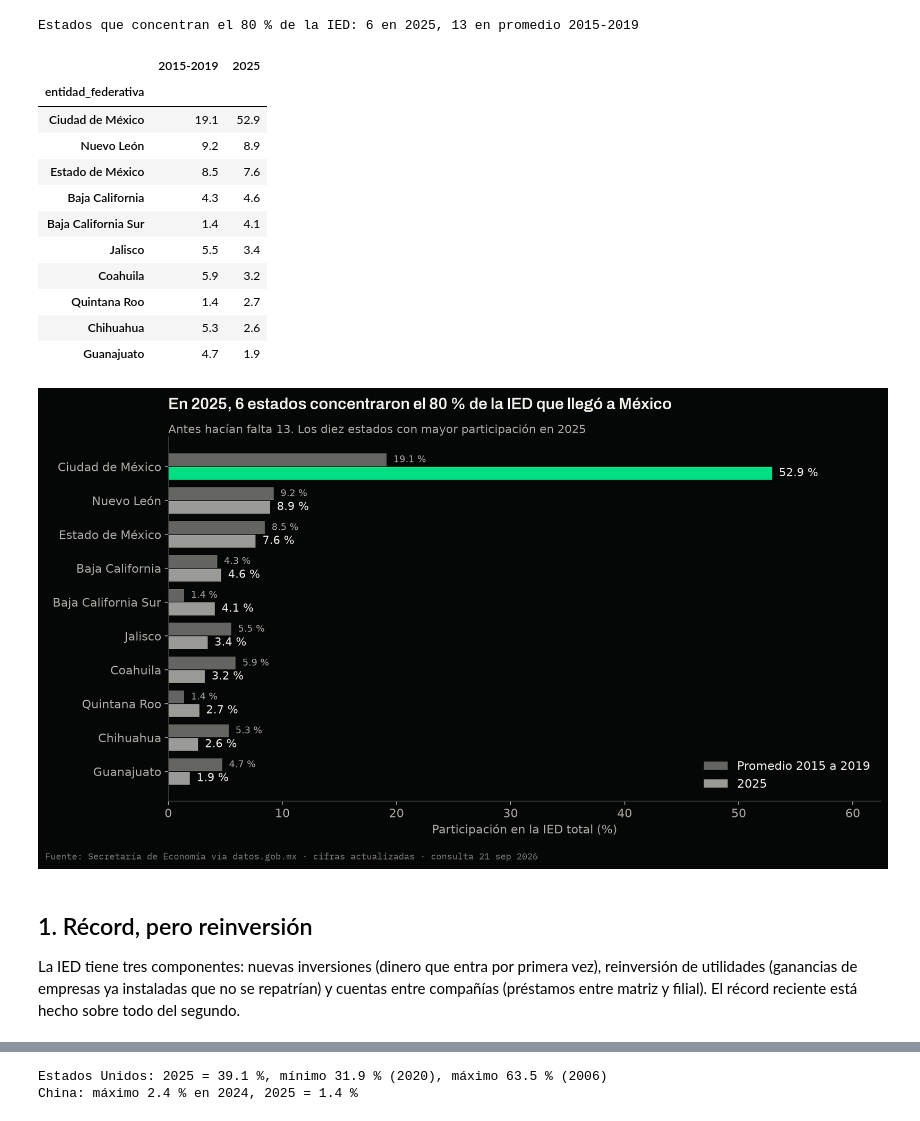
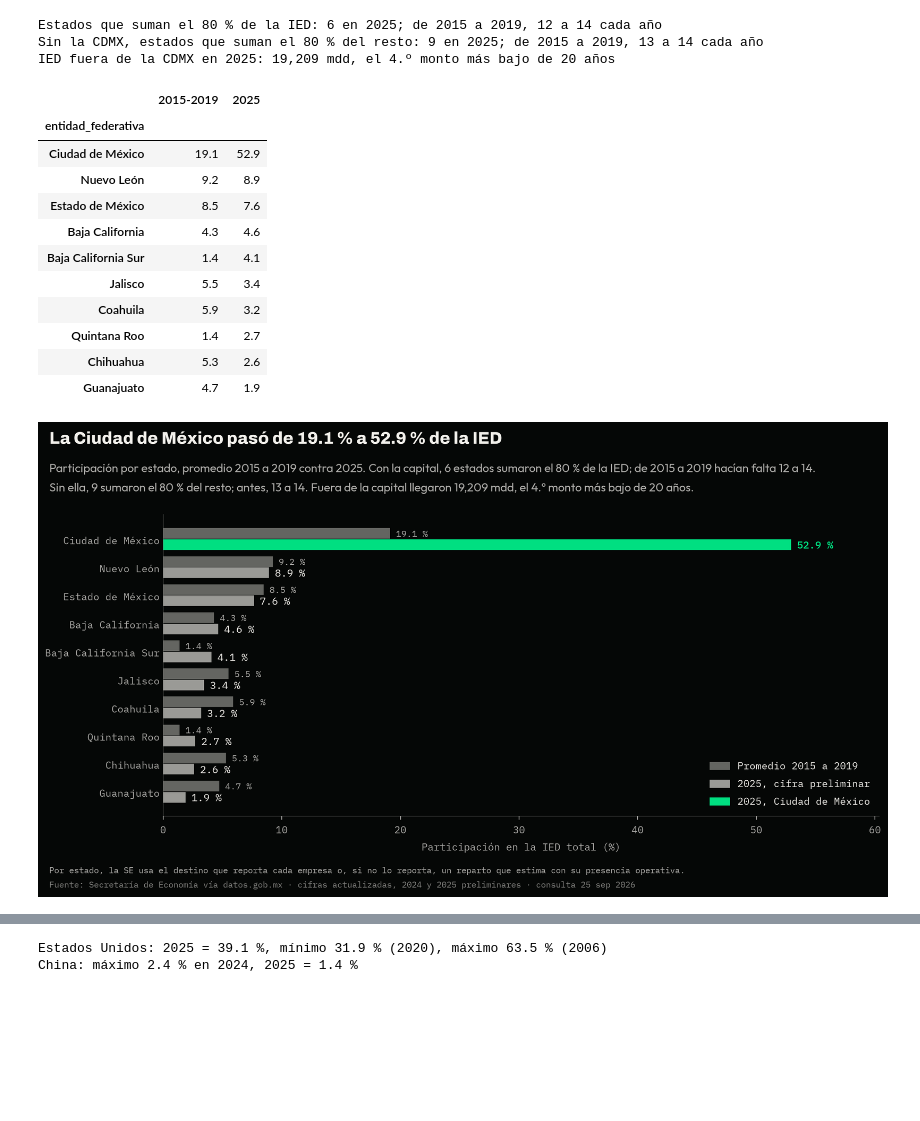
Before and after one commit to mauvilar/Proyectos-data-science, a Jupyter notebook: ied-nearshoring-mx/02_nearshoring_en_cifras.ipynb, the cells around one changed output, grey strips where cells are left out. Cells and saved outputs as stored; diff of their text form; code cells hidden in the pictures; blank space fills up the shorter version.

```diff
--- a/ied-nearshoring-mx/02_nearshoring_en_cifras.ipynb
+++ b/ied-nearshoring-mx/02_nearshoring_en_cifras.ipynb
@@ -91,0 +116,6 @@ API en vivo · 2,640 filas
+# %%
+destino = leer("act_ti_destino")
+anual = destino[destino.trimestre == 4][["entidad_federativa", "anio", "ied_acumulado_mdd"]]
+print(f"Snapshot del {CONSULTA} · lote {MANIFIESTO['lote']} de la SE · {len(destino):,} filas por estado "
+      f"y trimestre, {anual.anio.min()} a {anual.anio.max()}")
+anual.tail(3)
@@ -93,22 +129,35 @@ API en vivo · 2,640 filas
 estados = anual[anual.entidad_federativa != "Total general"].pivot(index="entidad_federativa", columns="anio", values="ied_acumulado_mdd")
 total = anual[anual.entidad_federativa == "Total general"].set_index("anio")["ied_acumulado_mdd"]
 participacion = 100 * estados / total
+comparacion = pd.concat([participacion.loc[:, 2015:2019].mean(axis=1).rename("2015-2019"),
+                         participacion[ULTIMO].rename(str(ULTIMO))], axis=1).sort_values(str(ULTIMO), ascending=False)
 
-ULTIMO = int(participacion.columns.max())
-base = participacion.loc[:, 2015:2019].mean(axis=1).rename("2015-2019")
-ultimo = participacion[ULTIMO].rename(str(ULTIMO))
-comparacion = pd.concat([base, ultimo], axis=1).sort_values(str(ULTIMO), ascending=False)
 
 def estados_para_80(col: pd.Series) -> int:
-    acumulado = col.sort_values(ascending=False).cumsum()
+    """Cuántos estados, de mayor a menor, hacen falta para sumar el 80 % de la columna."""
+    acumulado = 100 * col.sort_values(ascending=False).cumsum() / col.sum()
     return int((acumulado < 80).sum() + 1)
 
-n80 = participacion.apply(estados_para_80)
-print(f"Estados que concentran el 80 % de la IED: {n80[ULTIMO]} en {ULTIMO}, "
-      f"{n80.loc[2015:2019].mean():.0f} en promedio 2015-2019")
+
+def rango(serie: pd.Series) -> str:
+    """Los valores de una serie como '13' si todos coinciden o como '12 a 14' si no."""
+    menor, mayor = int(serie.min()), int(serie.max())
+    return str(menor) if menor == mayor else f"{menor} a {mayor}"
+
+
+n80 = estados.apply(estados_para_80)
+n80_sin = estados.drop(index="Ciudad de México").apply(estados_para_80)
+fuera = total - estados.loc["Ciudad de México"]
+lugar_fuera = int(fuera.rank()[ULTIMO])  # 1 = el año con menos IED fuera de la capital
+print(f"Estados que suman el 80 % de la IED: {n80[ULTIMO]} en {ULTIMO}; de 2015 a 2019, {rango(n80.loc[2015:2019])} cada año")
+print(f"Sin la CDMX, estados que suman el 80 % del resto: {n80_sin[ULTIMO]} en {ULTIMO}; "
+      f"de 2015 a 2019, {rango(n80_sin.loc[2015:2019])} cada año")
+print(f"IED fuera de la CDMX en {ULTIMO}: {fuera[ULTIMO]:,.0f} mdd, el {lugar_fuera}.º monto más bajo de {len(fuera)} años")
 comparacion.head(10).round(1)
 # %% [output]
-Estados que concentran el 80 % de la IED: 6 en 2025, 13 en promedio 2015-2019
+Estados que suman el 80 % de la IED: 6 en 2025; de 2015 a 2019, 12 a 14 cada año
+Sin la CDMX, estados que suman el 80 % del resto: 9 en 2025; de 2015 a 2019, 13 a 14 cada año
+IED fuera de la CDMX en 2025: 19,209 mdd, el 4.º monto más bajo de 20 años
 |  | 2015-2019 | 2025 |
 | entidad_federativa |  |  |
 | Ciudad de México | 19.1 | 52.9 |
@@ -123,27 +172,33 @@ Estados que concentran el 80 % de la IED: 6 en 2025, 13 en promedio 2015-2019
 | Guanajuato | 4.7 | 1.9 |
 # %%
 top = comparacion.head(10).iloc[::-1]
+es_cdmx = top.index == "Ciudad de México"
 fig, ax = plt.subplots()
 y = range(len(top))
-ax.barh([i + 0.2 for i in y], top["2015-2019"], height=0.38, color=PALETA["neutro"], label="Promedio 2015 a 2019")
-colores = [PALETA["acento"] if e == "Ciudad de México" else PALETA["neutro_claro"] for e in top.index]
-ax.barh([i - 0.2 for i in y], top[str(ULTIMO)], height=0.38, color=colores, label=str(ULTIMO))
-for i, (b, u) in enumerate(zip(top["2015-2019"], top[str(ULTIMO)])):
-    ax.text(u + 0.6, i - 0.2, f"{u:.1f} %", va="center", fontsize=11, color=PALETA["tinta"])
-    ax.text(b + 0.6, i + 0.2, f"{b:.1f} %", va="center", fontsize=9.5, color=PALETA["tenue"])
+ax.barh([i + 0.2 for i in y], top["2015-2019"], height=0.38, color=PALETA["neutro"])
+ax.barh([i - 0.2 for i in y], top[str(ULTIMO)], height=0.38,
+        color=[PALETA["acento"] if c else PALETA["neutro_claro"] for c in es_cdmx])
+for i, (b, u, c) in enumerate(zip(top["2015-2019"], top[str(ULTIMO)], es_cdmx)):
+    ax.text(u + 0.5, i - 0.2, f"{u:.1f} %", va="center", fontsize=10.5, fontweight=500 if c else 400,
+            color=PALETA["acento"] if c else PALETA["tinta"])
+    ax.text(b + 0.5, i + 0.2, f"{b:.1f} %", va="center", fontsize=9, color=PALETA["tenue"])
 ax.set_yticks(list(y), top.index)
-ax.set_xlim(0, top[str(ULTIMO)].max() * 1.18)
+ax.tick_params(axis="y", length=0)
+ax.set_xlim(0, top[str(ULTIMO)].max() * 1.14)
 ax.set_xlabel("Participación en la IED total (%)")
-titulo(ax, f"En {ULTIMO}, {n80[ULTIMO]} estados concentraron el 80 % de la IED que llegó a México")
-ax.text(0, 1.01, f"Antes hacían falta {n80.loc[2015:2019].mean():.0f}. Los diez estados con mayor participación en {ULTIMO}",
-        transform=ax.transAxes, fontsize=11.5, color=PALETA["tenue"])
-ax.legend(loc="lower right")
-pie(fig)
-plt.tight_layout(rect=(0, 0.03, 1, 1))
+ax.legend(handles=[Patch(color=PALETA["neutro"], label="Promedio 2015 a 2019"),
+                   Patch(color=PALETA["neutro_claro"], label=f"{ULTIMO}, cifra preliminar"),
+                   Patch(color=PALETA["acento"], label=f"{ULTIMO}, Ciudad de México")], loc="lower right")
+base_cdmx, ultimo_cdmx = comparacion.loc["Ciudad de México"]
+arriba = encabezado(
+    fig, f"La Ciudad de México pasó de {base_cdmx:.1f} % a {ultimo_cdmx:.1f} % de la IED",
+    f"Participación por estado, promedio 2015 a 2019 contra {ULTIMO}. Con la capital, {n80[ULTIMO]} estados sumaron "
+    f"el 80 % de la IED; de 2015 a 2019 hacían falta {rango(n80.loc[2015:2019])}.\nSin ella, {n80_sin[ULTIMO]} sumaron "
+    f"el 80 % del resto; antes, {rango(n80_sin.loc[2015:2019])}. Fuera de la capital llegaron {fuera[ULTIMO]:,.0f} mdd, "
+    f"el {lugar_fuera}.º monto más bajo de {len(fuera)} años.")
+pie(fig, nota="Por estado, la SE usa el destino que reporta cada empresa o, si no lo reporta, "
+              "un reparto que estima con su presencia operativa.")
+plt.tight_layout(rect=(0, 0.065, 1, arriba))
 plt.show()
 # %% [output]
-[figure, old version]
+[figure, new version]
-# %% [markdown]
-## 1. Récord, pero reinversión
-
-La IED tiene tres componentes: nuevas inversiones (dinero que entra por primera vez), reinversión de utilidades (ganancias de empresas ya instaladas que no se repatrían) y cuentas entre compañías (préstamos entre matriz y filial). El récord reciente está hecho sobre todo del segundo.
```
Also changed, not shown: parts of 35 cells of this notebook, 3 other files.
